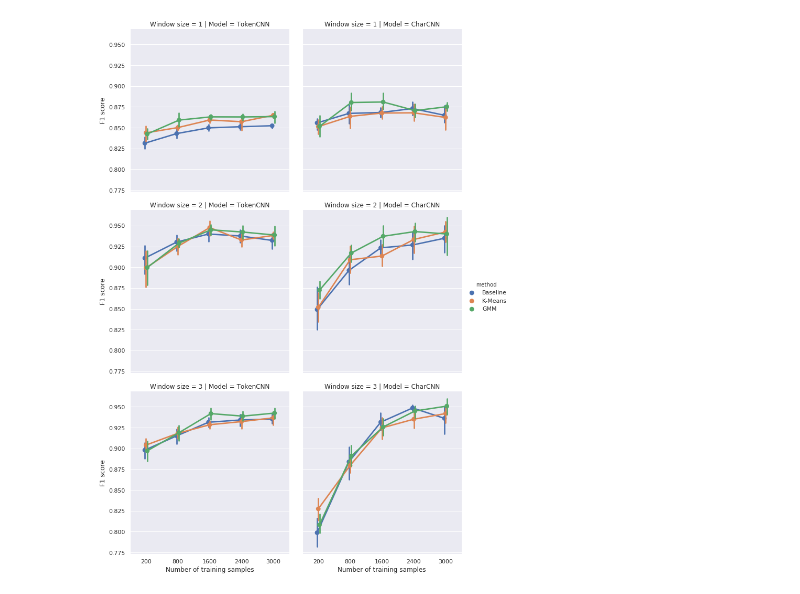
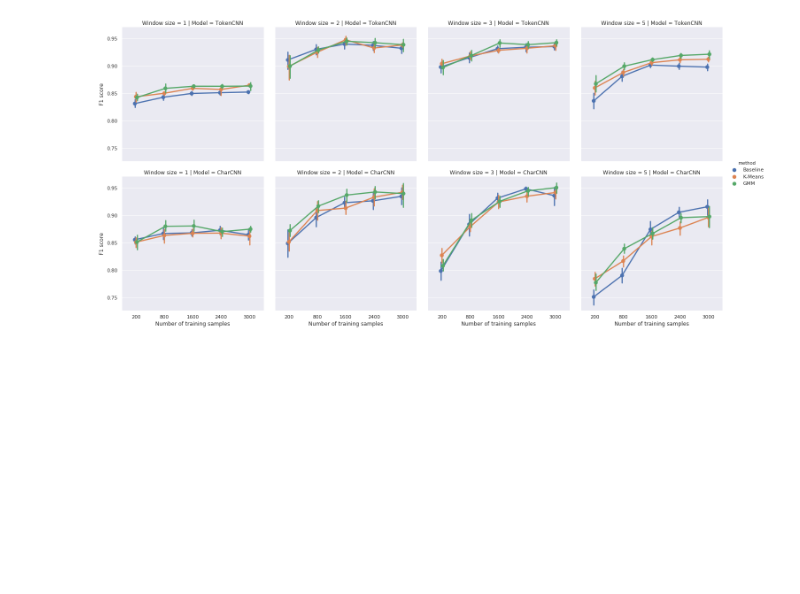
Before and after one commit to maarten990/masterthesis, a Jupyter notebook: supervised/results.ipynb, the cells around one changed output. Saved outputs shown, nothing was run; the diff lists cells and outputs as text; code cells hidden in the pictures; blank space fills up the shorter version.

Commit message:
update result plots with larger window sizes

```diff
--- a/supervised/results.ipynb
+++ b/supervised/results.ipynb
@@ -8,19 +8,19 @@ import matplotlib.pyplot as plt
 # %%
 sns.set()
 
-df = pd.concat([df_window0, df_window1, df_window2])
+df = pd.concat([df_window0, df_window1, df_window2, df_window4])
 df.window += 1
 
 # fix the indices, which are fucked up by concat
 df = df.reset_index(drop=True)
 
 g = sns.catplot(
-    x="size", y="score", data=df, kind="point", hue="method", col="model", row="window",
+    x="size", y="score", data=df, kind="point", hue="method", row="model", col="window",
     dodge=True,
 )
 g.set_axis_labels("Number of training samples", "F1 score")
-g.set_titles(col_template="Model = {col_name}", row_template="Window size = {row_name}")
+g.set_titles(col_template="Model = {row_name}", row_template="Window size = {col_name}")
 
 plt.savefig("all_results.pdf")
 # %% [output]
-[figure, old version]
+[figure, new version]
```
Also changed, not shown: parts of 3 cells of this notebook, 4 other files.
